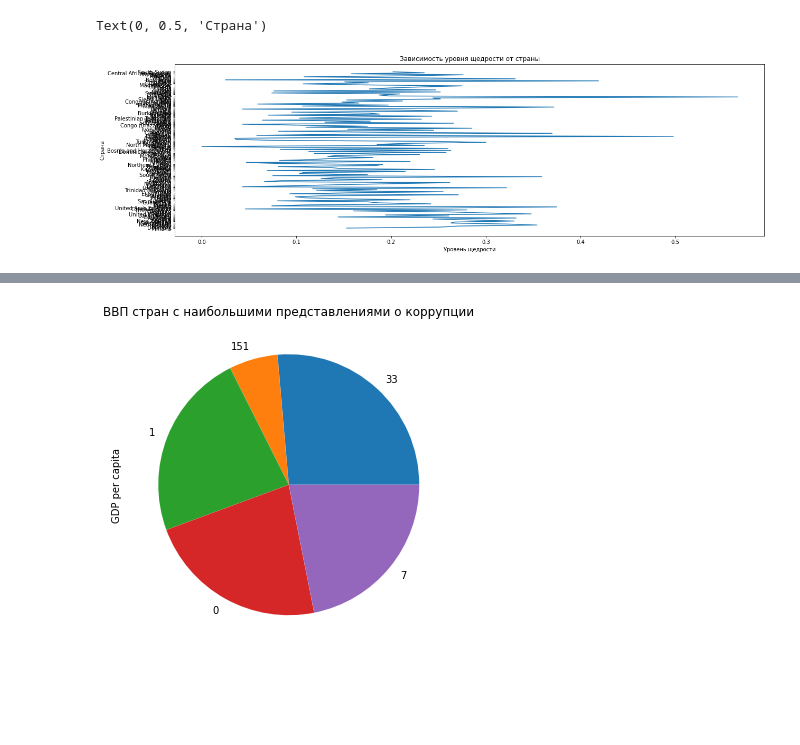
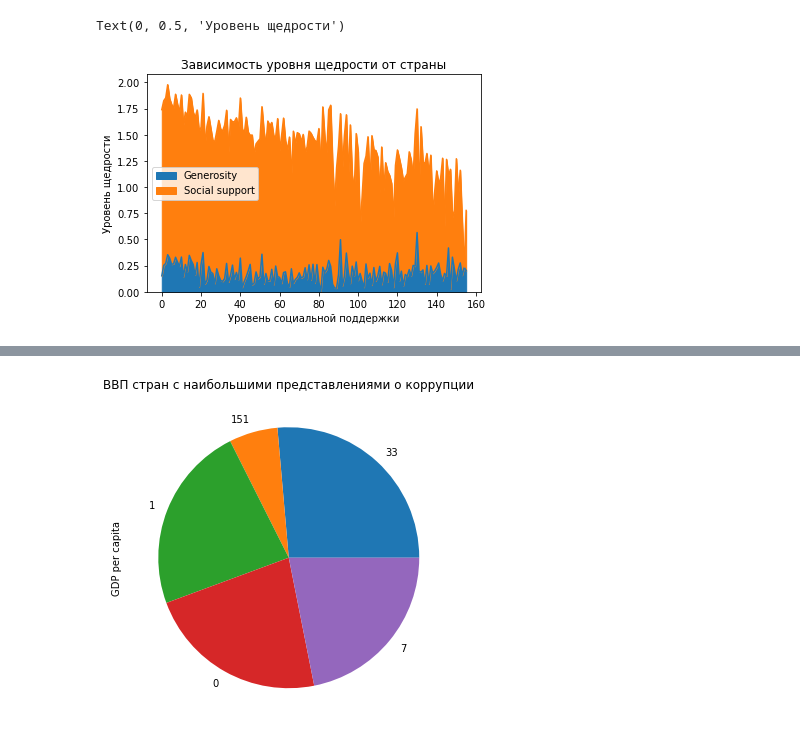
Before and after one commit to stanislavlesnovskij/homework, a Jupyter notebook: Директория для Юпитера/visio.ipynb, the cells around one changed output, grey strips where cells are left out. Drawn from its saved outputs; the diff is of its cells as text; code cells hidden in the pictures; blank space fills up the shorter version.

```diff
--- a/Директория для Юпитера/visio.ipynb
+++ b/Директория для Юпитера/visio.ipynb
@@ -35,14 +35,14 @@ df.describe()
 | 75% | 117.250000 | 6.184500 | 1.232500 | 1.452500 | 0.881750 | 0.507250 | ... |
 | max | 156.000000 | 7.769000 | 1.684000 | 1.624000 | 1.141000 | 0.631000 | ... |
 # %%
-plt.plot(df['Generosity'],df['Country or region'])
+df[['Generosity','Social support']].plot(kind='area')
 plt.title('Зависимость уровня щедрости от страны')
-plt.xlabel('Уровень щедрости')
-plt.ylabel('Страна')
-#Можно сделать вывод, что уровень щедрости не зависит от развитости страны и не влияет на уровень счастья.
+plt.xlabel('Уровень социальной поддержки')
+plt.ylabel('Уровень щедрости')
+#Можно сделать вывод, что уровень щедрости зависит от уровня социальной поддержки (видно при сравнении пиков и провалов графиков).
 # %% [output]
-Text(0, 0.5, 'Страна')
+Text(0, 0.5, 'Уровень щедрости')
-[figure, old version]
+[figure, new version]
 # %%
 from pylab import rcParams
 rcParams['figure.figsize'] = 20,6
```
